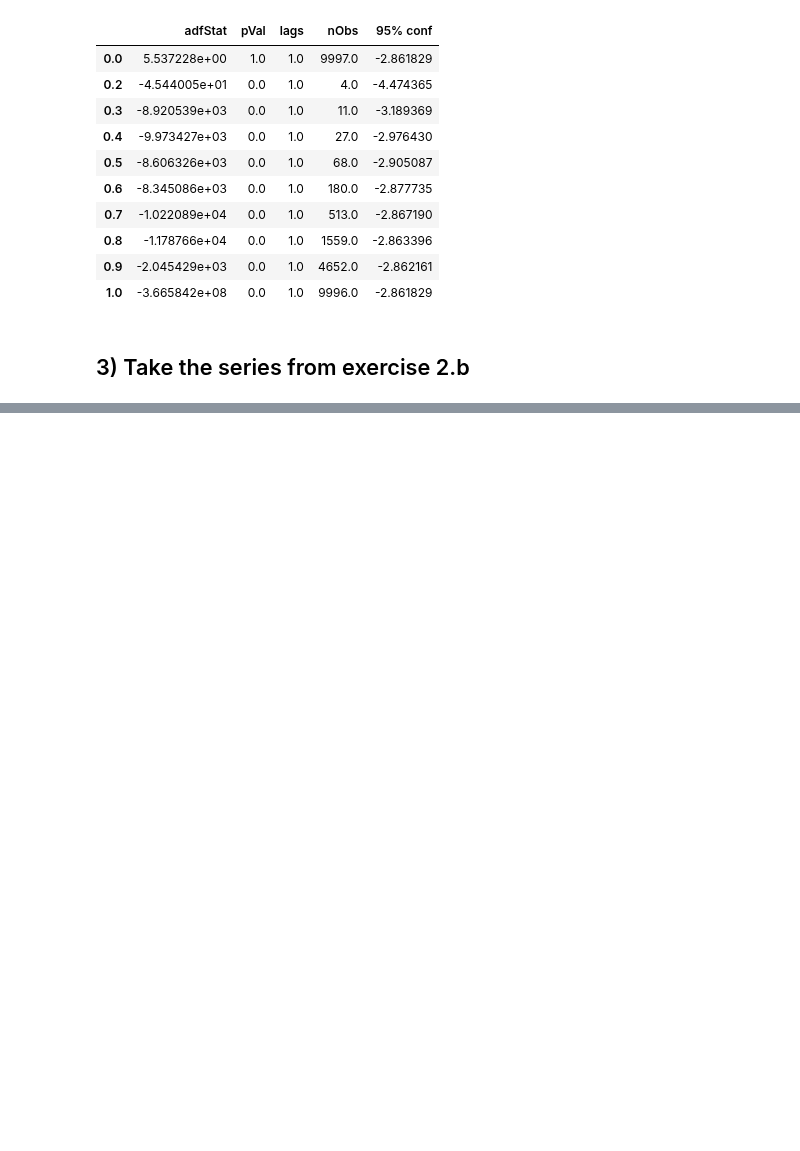
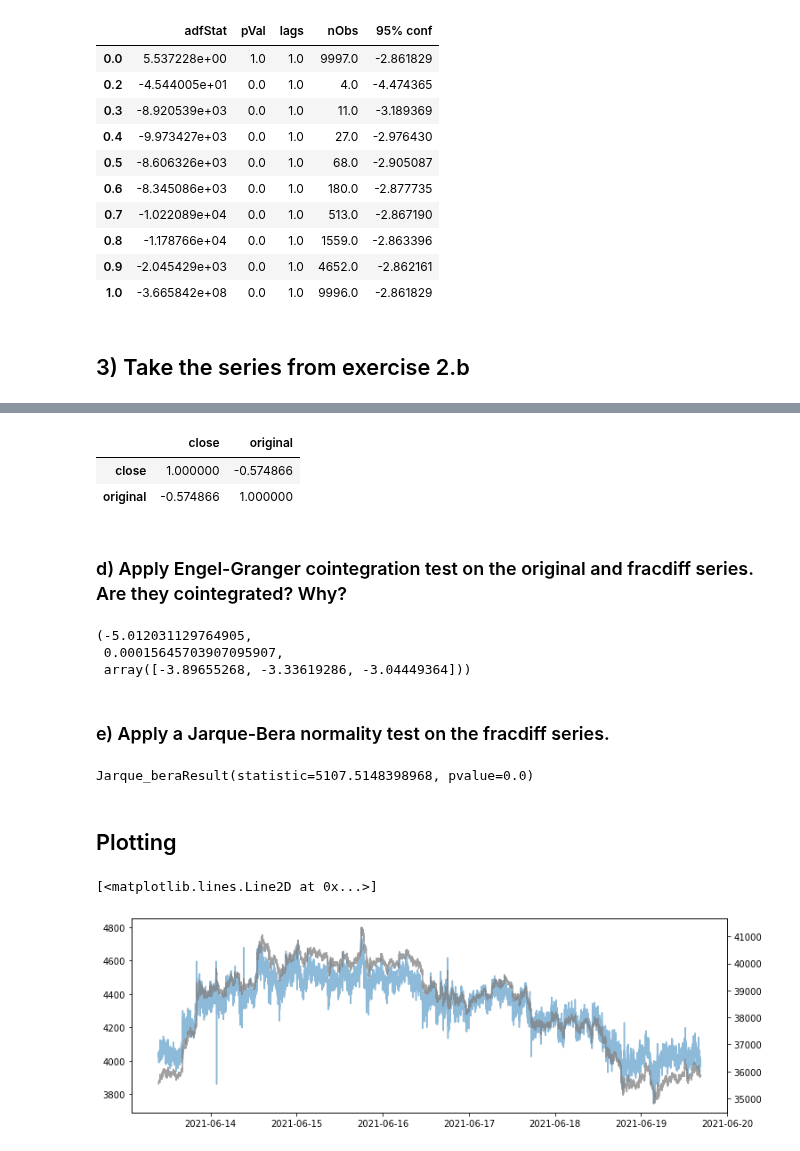
Before and after one commit to sunnymnie/bitcoin-printer, a Jupyter notebook: 5-fractionally-differentiated-features/chapter-5.ipynb, the cells around one changed output, grey strips where cells are left out. Saved outputs shown, nothing was run; the diff lists cells and outputs as text; code cells hidden in the pictures; blank space fills up the shorter version.

```diff
--- a/5-fractionally-differentiated-features/chapter-5.ipynb
+++ b/5-fractionally-differentiated-features/chapter-5.ipynb
@@ -368,0 +604,2 @@ out
+# %%
+dfx2 = fracDiff_FFD(df.close.to_frame()[-100000:],min_ffd,thres=thres)
@@ -368,0 +610,32 @@ out
+# %%
+joined = dfx2.join(x.rename('original'), how='left')
+joined.corr()
+# %% [output]
+|  | close | original |
+| close | 1.000000 | -0.574866 |
+| original | -0.574866 | 1.000000 |
+# %% [markdown]
+### d) Apply Engel-Granger cointegration test on the original and fracdiff series. Are they cointegrated? Why?
+# %%
+coint(joined.close, joined.original)
+# %% [output]
+(-5.012031129764905,
+ 0.00015645703907095907,
+ array([-3.89655268, -3.33619286, -3.04449364]))
+# %% [markdown]
+### e) Apply a Jarque-Bera normality test on the fracdiff series.
+# %%
+stats.jarque_bera(dfx2)
+# %% [output]
+Jarque_beraResult(statistic=5107.5148398968, pvalue=0.0)
+# %% [markdown]
+## Plotting
+# %%
+fig, ax = plt.subplots(figsize=(12, 4))
+
+ax.plot(dfx2, alpha=.5)
+ax1 = ax.twinx()
+ax1.plot(df.reindex(dfx2.index).close, color="gray", alpha=.75)
+# %% [output]
+[<matplotlib.lines.Line2D at 0x...>]
+[figure, added]
```
Also changed, not shown: parts of 26 cells of this notebook, 4 other files.
